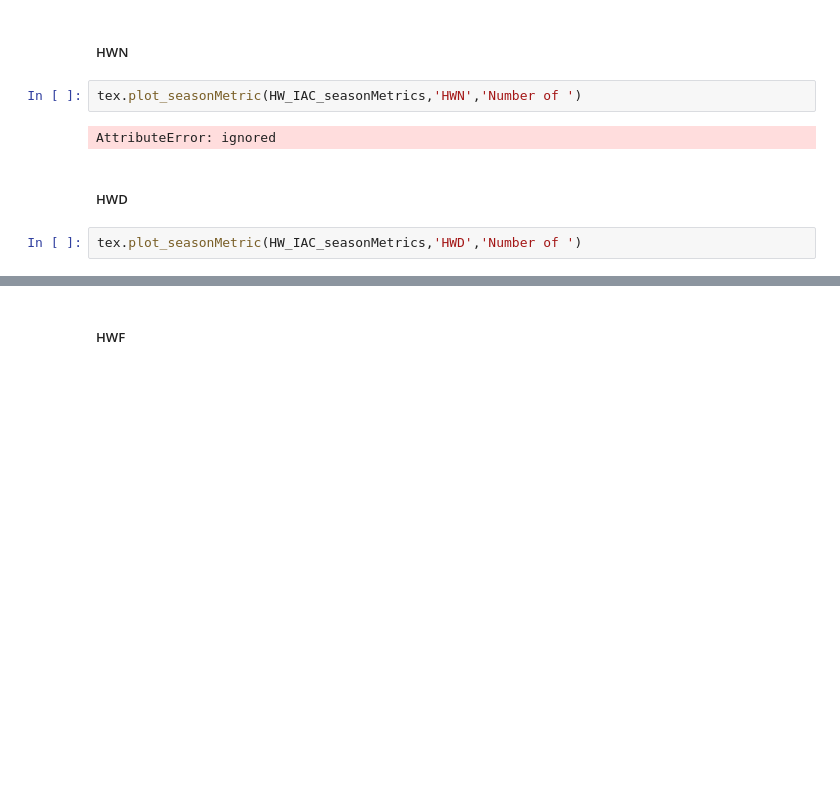
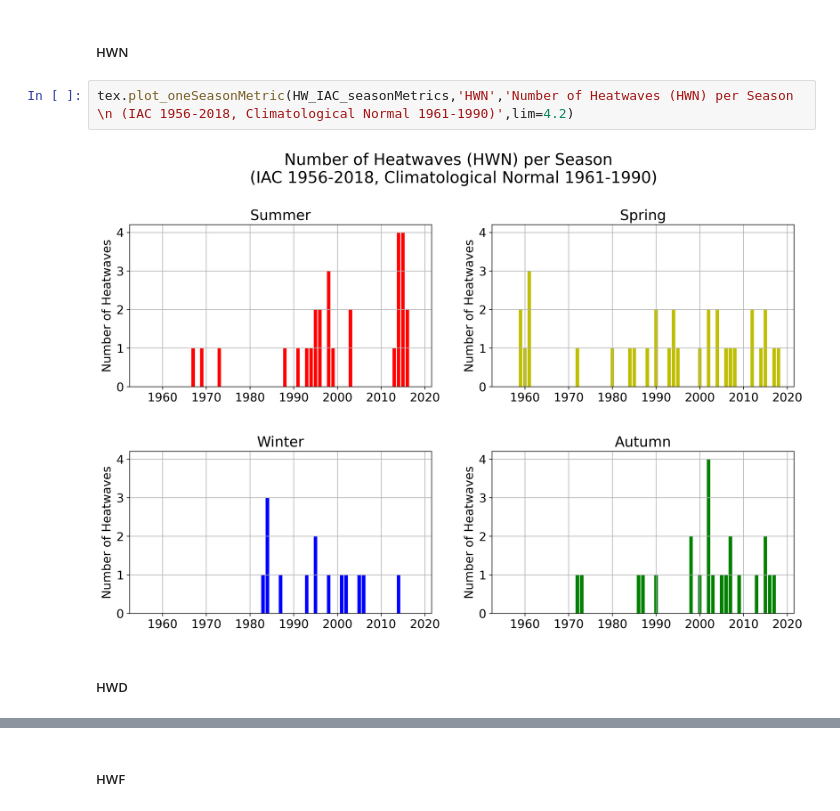
Before and after one commit to climate-and-health-datasci-Unicamp/py-climate-health-toolbox, a Jupyter notebook: examples/IAC_heatwave_analyses.ipynb, the cells around one changed output, grey strips where cells are left out. Cells and saved outputs as stored; diff of their text form; blank space fills up the shorter version.

```diff
--- a/examples/IAC_heatwave_analyses.ipynb
+++ b/examples/IAC_heatwave_analyses.ipynb
@@ -500,10 +555,8 @@ Function: tex.plot_seasonMetric
 # %% [markdown]
 ##### HWN
-# %%
-tex.plot_seasonMetric(HW_IAC_seasonMetrics,'HWN','Number of ')
-# %% [output]
-AttributeError: ignored
+# %%
+tex.plot_oneSeasonMetric(HW_IAC_seasonMetrics,'HWN','Number of Heatwaves (HWN) per Season \n (IAC 1956-2018, Climatological Normal 1961-1990)',lim=4.2)
+# %% [output]
+[figure, added]
 # %% [markdown]
 ##### HWD
-# %%
-tex.plot_seasonMetric(HW_IAC_seasonMetrics,'HWD','Number of ')
```
Also changed, not shown: parts of 183 cells of this notebook.
